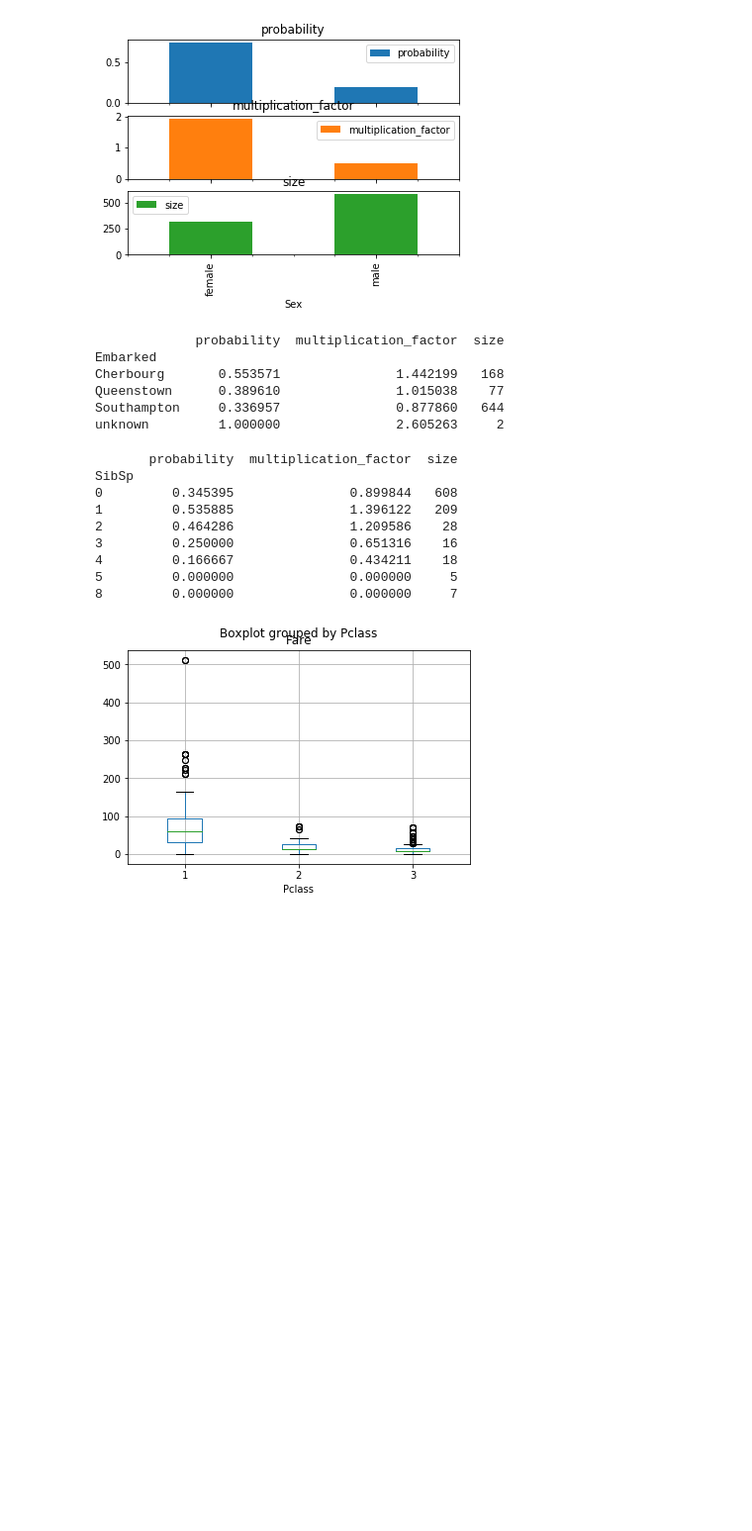
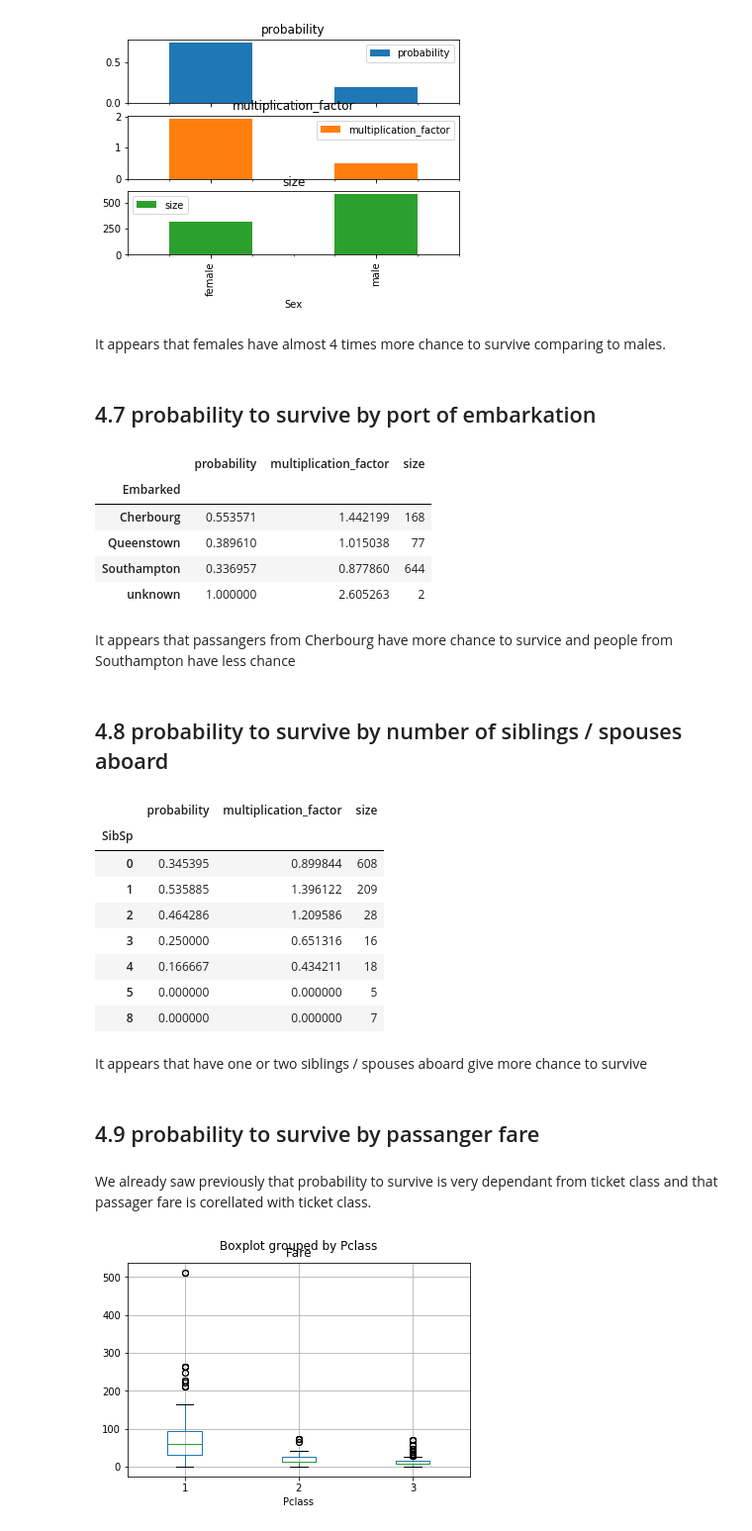
Before and after one commit to cocquerel/titanic, a Jupyter notebook: titanic.ipynb, the cells around one changed output. Shown: that part at 99% size. Saved outputs shown, nothing was run; the diff lists cells and outputs as text; code cells hidden in the pictures; blank space fills up the shorter version.

```diff
--- a/titanic.ipynb
+++ b/titanic.ipynb
@@ -213,27 +218,41 @@ array([<matplotlib.axes._subplots.AxesSubplot object at 0x...>,
        <matplotlib.axes._subplots.AxesSubplot object at 0x...>,
        <matplotlib.axes._subplots.AxesSubplot object at 0x...>], dtype=object)
 [figure]
+# %% [markdown]
+It appears that females have almost 4 times more chance to survive comparing to males.
+# %% [markdown]
+## 4.7 probability to survive by port of embarkation
 # %%
-print get_p_survived_by_ColumnName('Embarked')
+display (get_p_survived_by_ColumnName('Embarked'))
 # %% [output]
-             probability  multiplication_factor  size
-Embarked
-Cherbourg       0.553571               1.442199   168
-Queenstown      0.389610               1.015038    77
-Southampton     0.336957               0.877860   644
-unknown         1.000000               2.605263     2
+|  | probability | multiplication_factor | size |
+| Embarked |  |  |  |
+| Cherbourg | 0.553571 | 1.442199 | 168 |
+| Queenstown | 0.389610 | 1.015038 | 77 |
+| Southampton | 0.336957 | 0.877860 | 644 |
+| unknown | 1.000000 | 2.605263 | 2 |
+# %% [markdown]
+It appears that passangers from Cherbourg have more chance to survice and people from Southampton have less chance
+# %% [markdown]
+## 4.8 probability to survive by number of siblings / spouses aboard
 # %%
-print get_p_survived_by_ColumnName('SibSp')
+display (get_p_survived_by_ColumnName('SibSp'))
 # %% [output]
-       probability  multiplication_factor  size
-SibSp
-0         0.345395               0.899844   608
-1         0.535885               1.396122   209
-2         0.464286               1.209586    28
-3         0.250000               0.651316    16
-4         0.166667               0.434211    18
-5         0.000000               0.000000     5
-8         0.000000               0.000000     7
+|  | probability | multiplication_factor | size |
+| SibSp |  |  |  |
+| 0 | 0.345395 | 0.899844 | 608 |
+| 1 | 0.535885 | 1.396122 | 209 |
+| 2 | 0.464286 | 1.209586 | 28 |
+| 3 | 0.250000 | 0.651316 | 16 |
+| 4 | 0.166667 | 0.434211 | 18 |
+| 5 | 0.000000 | 0.000000 | 5 |
+| 8 | 0.000000 | 0.000000 | 7 |
+# %% [markdown]
+It appears that have one or two siblings / spouses aboard give more chance to survive
+# %% [markdown]
+## 4.9 probability to survive by passanger fare
+# %% [markdown]
+We already saw previously that probability to survive is very dependant from ticket class and that passager fare is corellated with ticket class.
 # %%
 
 ax=passangers.boxplot('Fare',by='Pclass')
```
Also changed, not shown: parts of 16 cells of this notebook.
